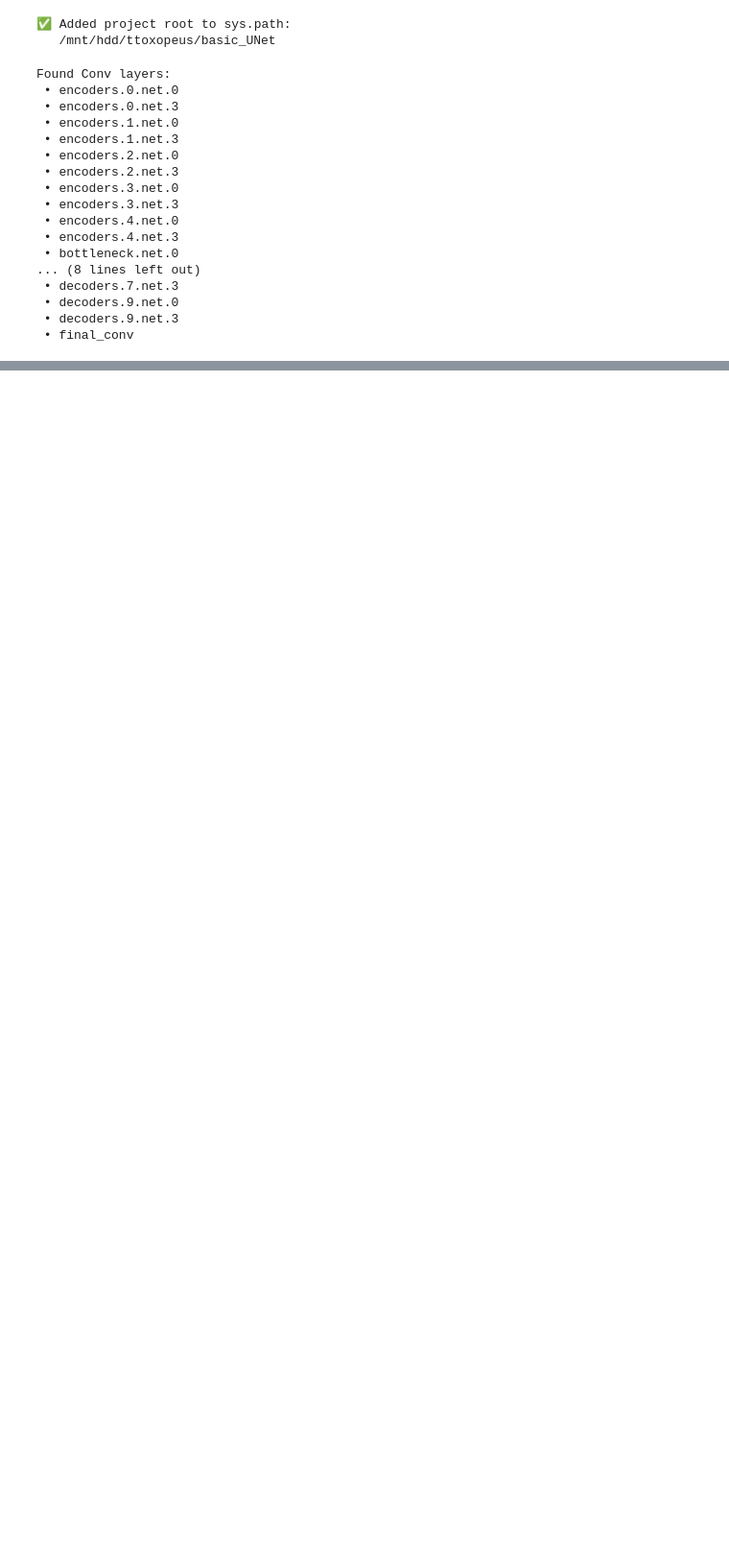
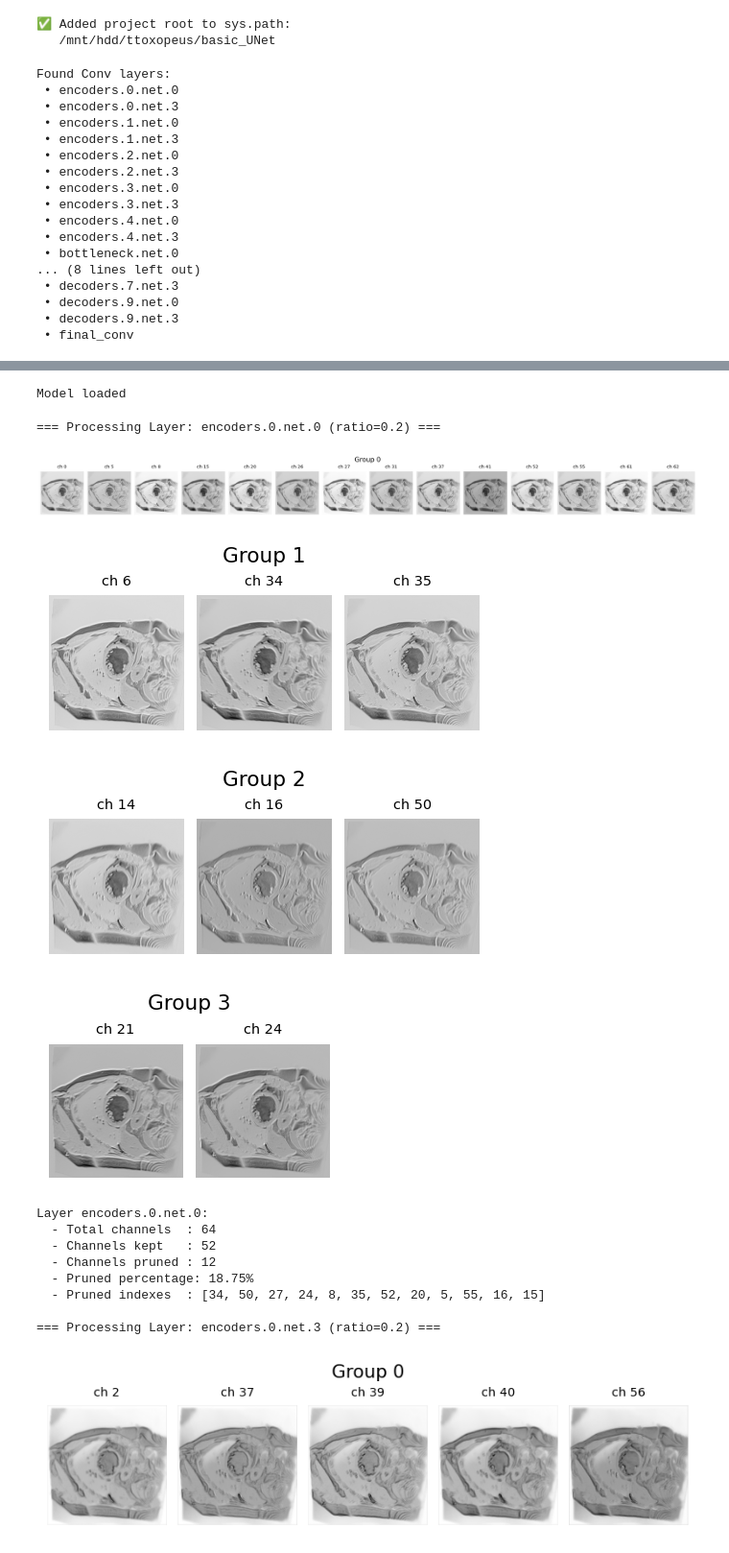
Before and after one commit to TijmenToxopeus/basic_UNet, a Jupyter notebook: src/pruning/visualize_pruning.ipynb, the cells around one changed output, grey strips where cells are left out. Shown at 96% size. Saved outputs shown, nothing was run; the diff lists cells and outputs as text; code cells hidden in the pictures; blank space fills up the shorter version.

```diff
--- a/src/pruning/visualize_pruning.ipynb
+++ b/src/pruning/visualize_pruning.ipynb
@@ -436,0 +566,70 @@ show_feature_maps(activations[layer_name], pruned_mask=masks[layer_name])
+# %%
+# -------------------------------
+# Load model
+# -------------------------------
+model = model = UNet(in_ch=1, out_ch=4, enc_features=[64, 128, 256, 512, 512])
+state = torch.load("/mnt/hdd/ttoxopeus/basic_UNet/results/UNet_ACDC/exp47/baseline/training/final_model.pth", map_location="cpu")
+model.load_state_dict(state)
+model.eval()
+print("Model loaded")
+
+block_ratios = {
+    # --- Encoder DoubleConvs ---
+    "encoders.0": 0.2,
+    "encoders.1": 0.0,
+    "encoders.2": 0.0,
+    "encoders.3": 0.0,
+    "encoders.4": 0.0,
+
+    # --- Bottleneck ---
+    "bottleneck": 0.0,
+
+    # --- Decoder DoubleConvs only (skip ConvTranspose2d ones) ---
+    "decoders.1": 0.0,
+    "decoders.3": 0.0,
+    "decoders.5": 0.0,
+    "decoders.7": 0.0,
+    "decoders.9": 0.0,
+}
+
+nii_path = "/mnt/hdd/ttoxopeus/datasets/nnUNet_raw/Dataset200_ACDC/imagesTr/patient001_ED_0000.nii.gz"
+nii = nib.load(nii_path)
+volume = nii.get_fdata()
+
+slice_idx = volume.shape[-1] // 2
+img2d = volume[:, :, slice_idx]
+img2d = (img2d - np.min(img2d)) / (np.max(img2d) - np.min(img2d))
+
+transform = T.Compose([
+    T.ToTensor(),
+    T.Resize((256,256)),
+])
+x = transform(img2d).unsqueeze(0).float()
+# %% [output]
+Model loaded
+# %%
+masks = get_redundancy_masks(
+    model=model,
+    x=x,
+    block_ratios=block_ratios,
+    threshold=0.96
+)
+
+print("\n===== GENERATED MASKS =====")
+for k, v in masks.items():
+    print(k, v.shape, v.sum().item(), "/", len(v))
+# %% [output]
+=== Processing Layer: encoders.0.net.0 (ratio=0.2) ===
+[figure, added]
+[figure, added]
+[figure, added]
+[figure, added]
+Layer encoders.0.net.0:
+  - Total channels  : 64
+  - Channels kept   : 52
+  - Channels pruned : 12
+  - Pruned percentage: 18.75%
+  - Pruned indexes  : [34, 50, 27, 24, 8, 35, 52, 20, 5, 55, 16, 15]
+
+=== Processing Layer: encoders.0.net.3 (ratio=0.2) ===
+[figure, added]
```
Also changed, not shown: parts of 10 cells of this notebook, 7 other files.
